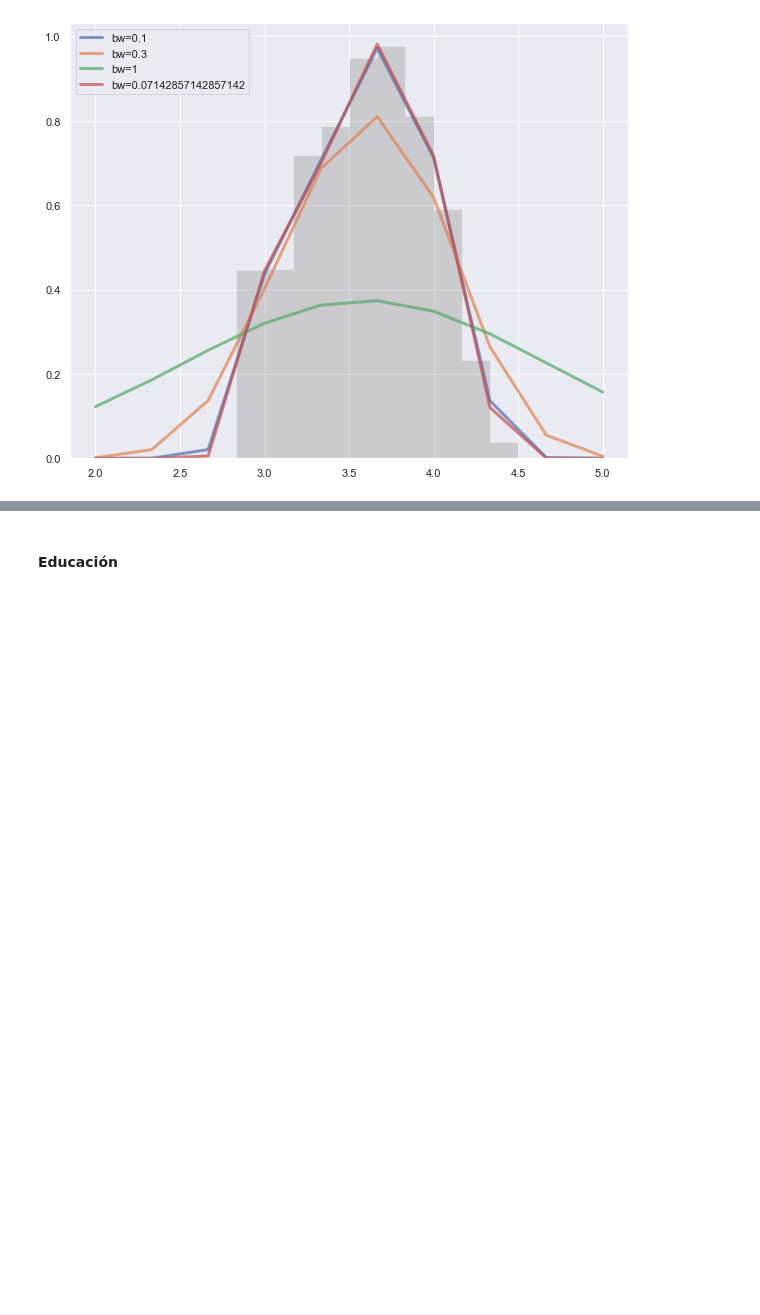
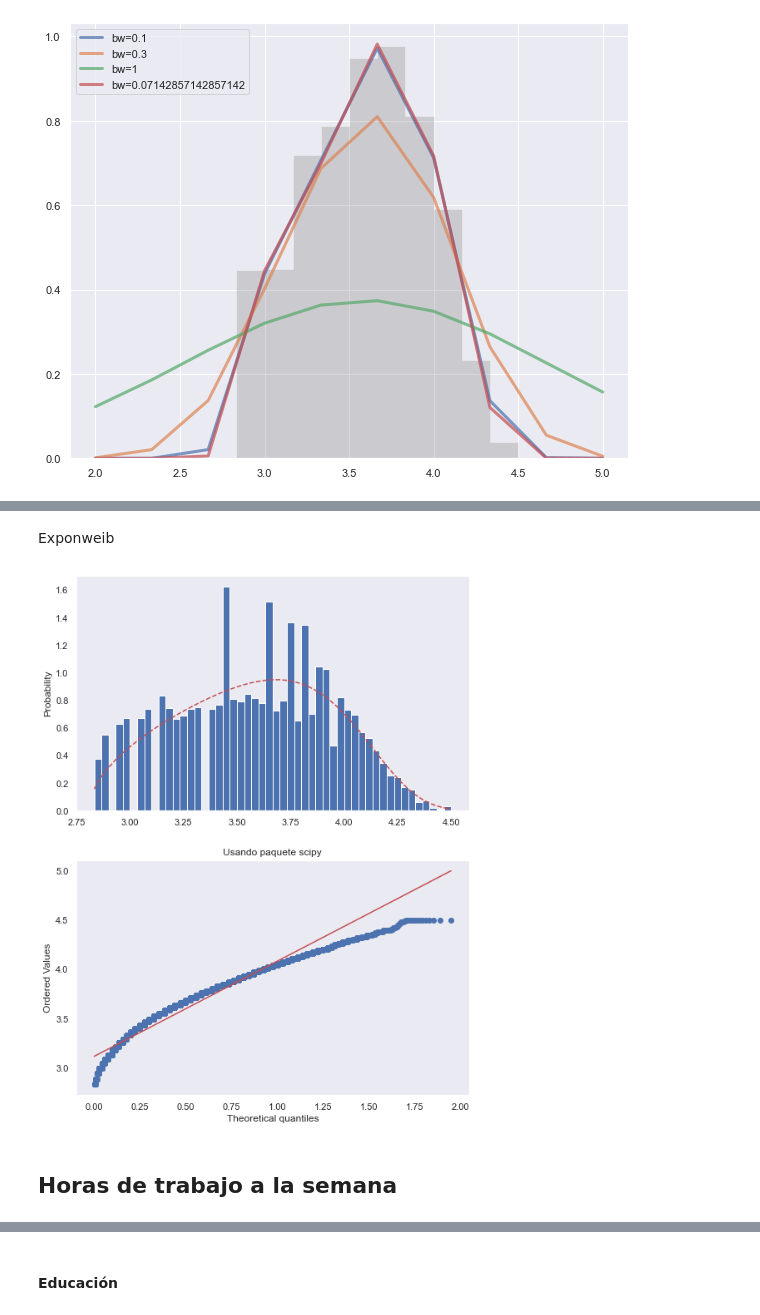
Before and after one commit to Tania-Bell/Proyecto_Modulo1, a Jupyter notebook: Proyecto_BellT_FloresA adult census.ipynb, the cells around one changed output, grey strips where cells are left out. Drawn from its saved outputs; the diff is of its cells as text; code cells hidden in the pictures; blank space fills up the shorter version.

```diff
--- a/Proyecto_BellT_FloresA adult census.ipynb
+++ b/Proyecto_BellT_FloresA adult census.ipynb
@@ -182,0 +261,6 @@ ax.legend(loc='upper left')
+# %% [markdown]
+Exponweib
+# %%
+pruebaq_q(edad,'exponweib')
+# %% [output]
+[figure, added]
@@ -182,0 +286,2 @@ ax.legend(loc='upper left')
+# %% [markdown]
+## Horas de trabajo a la semana
```
Also changed, not shown: parts of 26 cells of this notebook.
